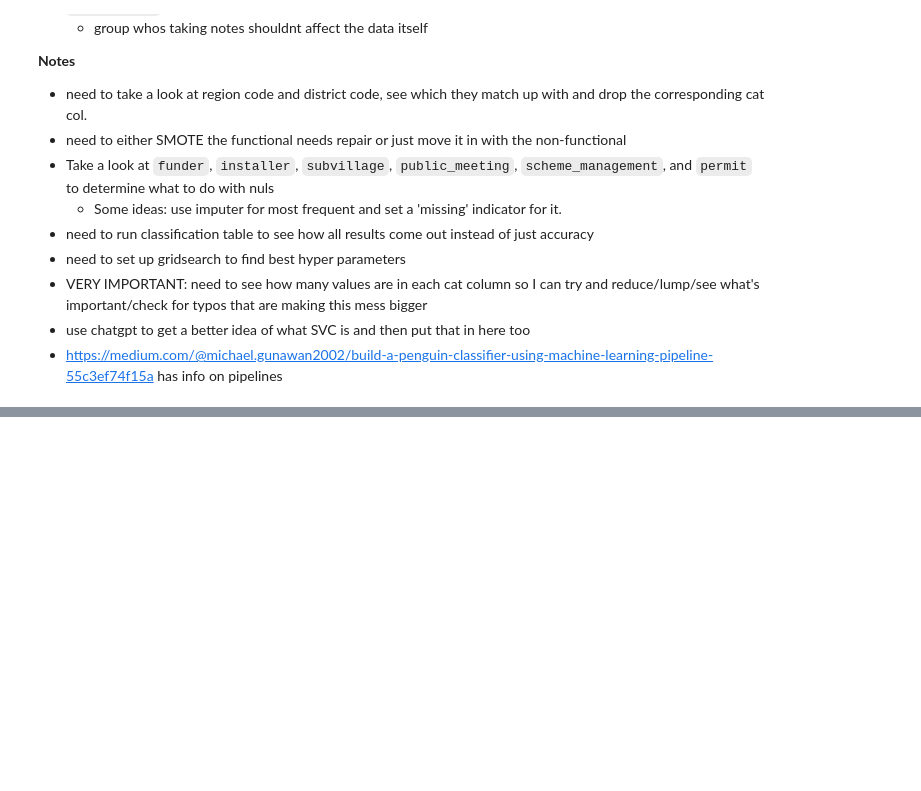
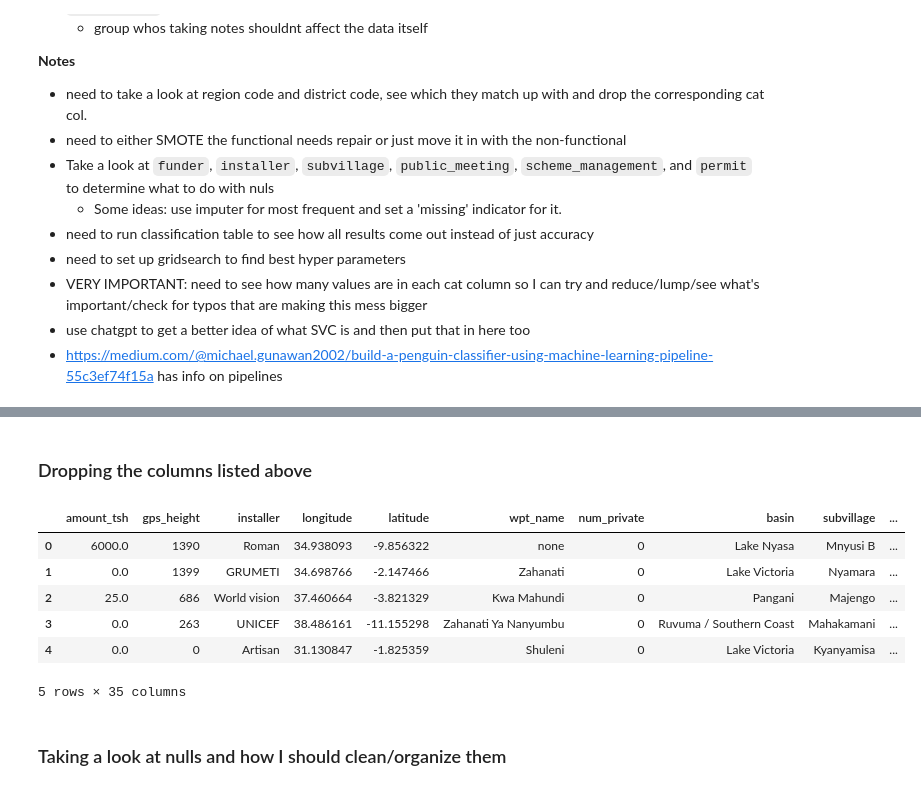
Before and after one commit to mduncan23/Tanzanian-Water-Wells-Analysis, a Jupyter notebook: Water_well_project.ipynb, the cells around one changed output, grey strips where cells are left out. Drawn from its saved outputs; the diff is of its cells as text; code cells hidden in the pictures; blank space fills up the shorter version.

```diff
--- a/Water_well_project.ipynb
+++ b/Water_well_project.ipynb
@@ -860,0 +919,17 @@ This takes absolutely forever. I need to drop some columns that arent relevant.
+# %% [markdown]
+### Dropping the columns listed above
+# %%
+cols_to_drop = ['scheme_name', 'id', 'date_recorded', 'region', 'funder', 'recorded_by']
+better_df = lazy_df.drop(cols_to_drop, axis=1)
+# %%
+better_df.head()
+# %% [output]
+|  | amount_tsh | gps_height | installer | longitude | latitude | wpt_name | num_private | basin | subvillage | ... |
+| 0 | 6000.0 | 1390 | Roman | 34.938093 | -9.856322 | none | 0 | Lake Nyasa | Mnyusi B | ... |
+| 1 | 0.0 | 1399 | GRUMETI | 34.698766 | -2.147466 | Zahanati | 0 | Lake Victoria | Nyamara | ... |
+| 2 | 25.0 | 686 | World vision | 37.460664 | -3.821329 | Kwa Mahundi | 0 | Pangani | Majengo | ... |
+| 3 | 0.0 | 263 | UNICEF | 38.486161 | -11.155298 | Zahanati Ya Nanyumbu | 0 | Ruvuma / Southern Coast | Mahakamani | ... |
+| 4 | 0.0 | 0 | Artisan | 31.130847 | -1.825359 | Shuleni | 0 | Lake Victoria | Kyanyamisa | ... |
+5 rows × 35 columns
+# %% [markdown]
+### Taking a look at nulls and how I should clean/organize them
```
Also changed, not shown: parts of 44 cells of this notebook, 1 other file.
